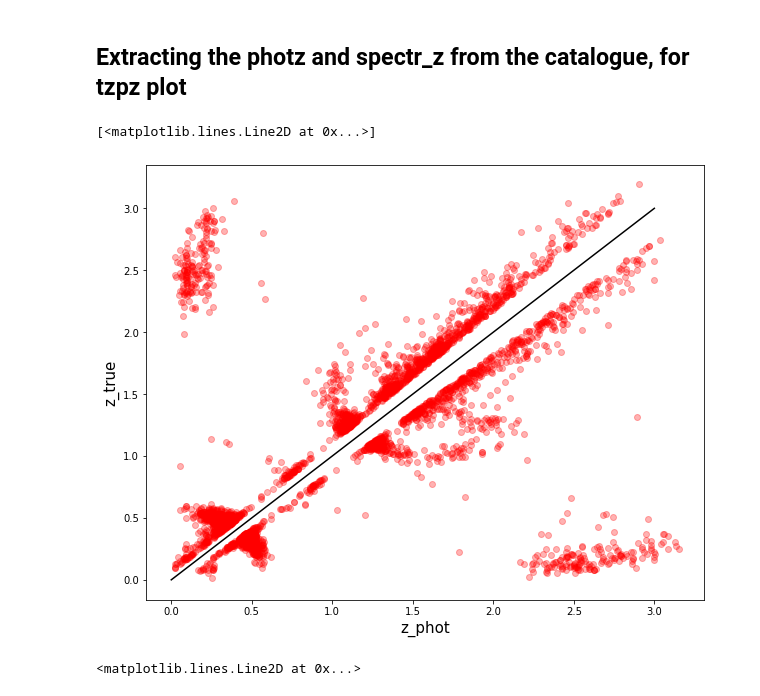
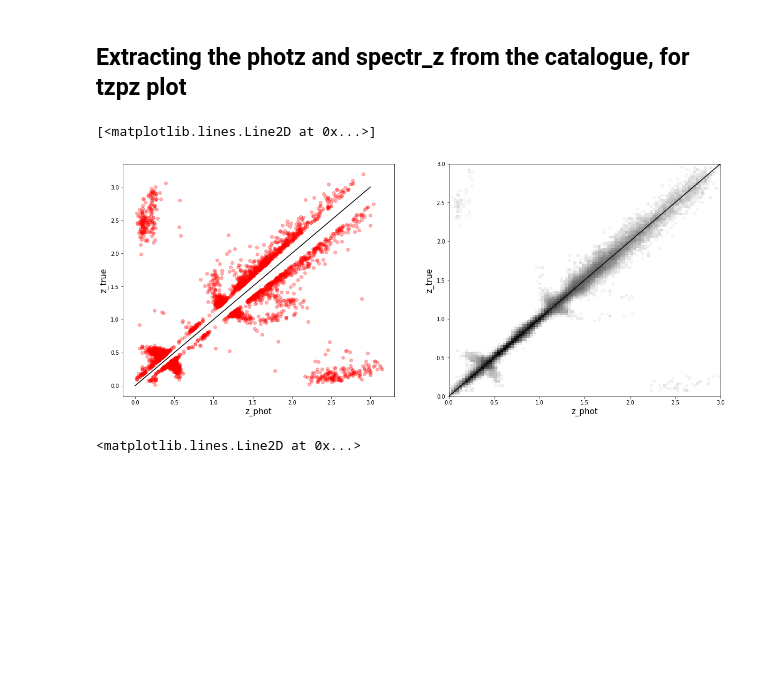
Before and after one commit to am610/Fisher-Matrix, a Jupyter notebook: github/tzpz_plotting/tzpz_plotting.ipynb, the cells around one changed output. Drawn from its saved outputs; the diff is of its cells as text; code cells hidden in the pictures; blank space fills up the shorter version.

```diff
--- a/github/tzpz_plotting/tzpz_plotting.ipynb
+++ b/github/tzpz_plotting/tzpz_plotting.ipynb
@@ -49,19 +49,31 @@ bb.to_csv('tzpz_plotting/tzpz_plotting_data_gray.csv',index=False,sep=' ')
 # %%
 #bb = bb.drop(bb[bb.z_true > 1.201].index)
 # %%
+plt.rcParams['figure.figsize'] = [20,8]
+plt.subplot(1,2,1)
 tx = np.where( bb.z_phot > 0.0 )[0]
-plt.rcParams['figure.figsize'] = [10,8]
 #plt.hist2d( bb.z_phot[tx], bb.z_true[tx], bins=100, range=[[0.0,3.0],[0.0,3.0]], norm=LogNorm(clip=True), \
  #           cmin=1, cmap='Greys');
 plt.xlabel('z_phot',fontsize=15);plt.ylabel('z_true',fontsize=15)
 plt.plot(outlier_points(bb['z_phot'],bb['z_true']).zphoto,outlier_points(bb['z_phot'],bb['z_true']).zspec,'o',
          alpha=0.3,c='r')
 plt.plot([0.0,3.0],[0.0,3.0],color='black')
 #plt.axhline(0.1)
 #plt.axvline(1.2)
+
+plt.subplot(1,2,2)
+tx = np.where( bb.z_phot > 0.0 )[0]
+#plt.rcParams['figure.figsize'] = [10,8]
+plt.hist2d( bb.z_phot[tx], bb.z_true[tx], bins=100, range=[[0.0,3.0],[0.0,3.0]], norm=LogNorm(clip=True), \
+            cmin=1, cmap='Greys');
+plt.xlabel('z_phot',fontsize=15);plt.ylabel('z_true',fontsize=15)
+
+plt.plot([0.0,3.0],[0.0,3.0],color='black')
+#plt.axhline(0.1)
+#plt.axvline(1.2)
 # %% [output]
 [<matplotlib.lines.Line2D at 0x...>]
-[figure, old version]
+[figure, new version]
 # %%
 tx = np.where( bb.z_phot > 0.0 )[0]
 plt.rcParams['figure.figsize'] = [10,8]
```
